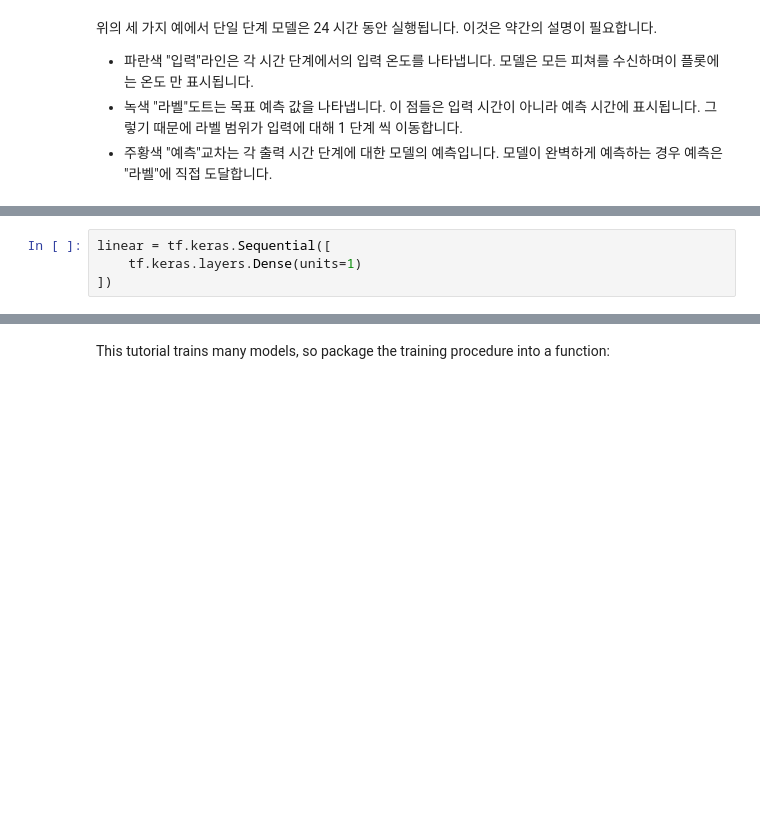
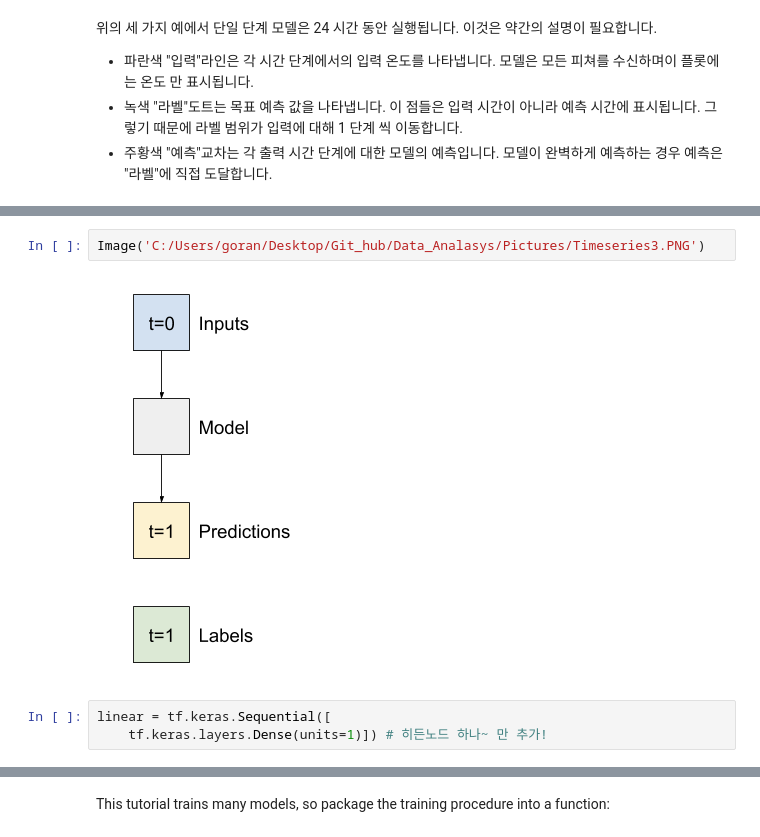
Before and after one commit to hana-dool/Data_Analysis, a Jupyter notebook: time_series.ipynb, the cells around one changed output, grey strips where cells are left out. Drawn from its saved outputs; the diff is of its cells as text; blank space fills up the shorter version.

```diff
--- a/time_series.ipynb
+++ b/time_series.ipynb
@@ -634,9 +813,12 @@ The simplest **trainable** model you can apply to this task is to insert linear
 
 A `layers.Dense` with no `activation` set is a linear model. The layer only transforms the last axis of the data from `(batch, time, inputs)` to `(batch, time, units)`, it is applied independently to every item across the `batch` and `time` axes.
+# %%
+Image('C:/Users/goran/Desktop/Git_hub/Data_Analasys/Pictures/Timeseries3.PNG')
+# %% [output]
+[figure, added]
 # %%
 linear = tf.keras.Sequential([
-    tf.keras.layers.Dense(units=1)
-])
+    tf.keras.layers.Dense(units=1)]) # 히든노드 하나~ 만 추가!
 # %%
 print('Input shape:', single_step_window.example[0].shape)
 print('Output shape:', linear(single_step_window.example[0]).shape)
```
Also changed, not shown: parts of 202 cells of this notebook, 16 other files.
